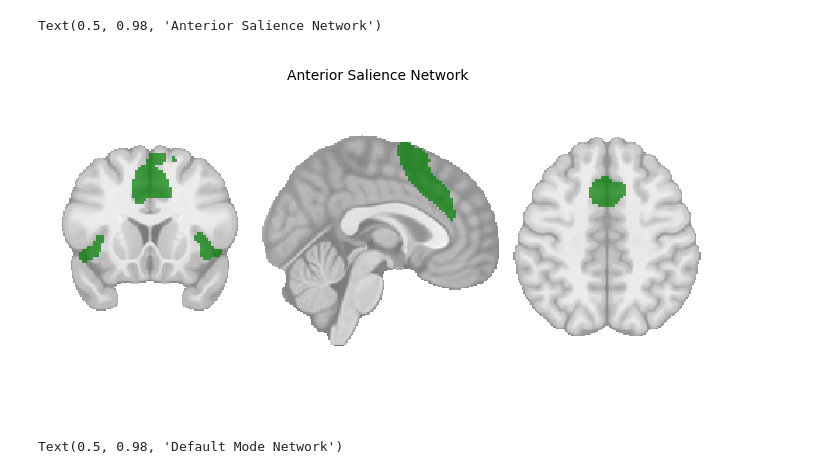
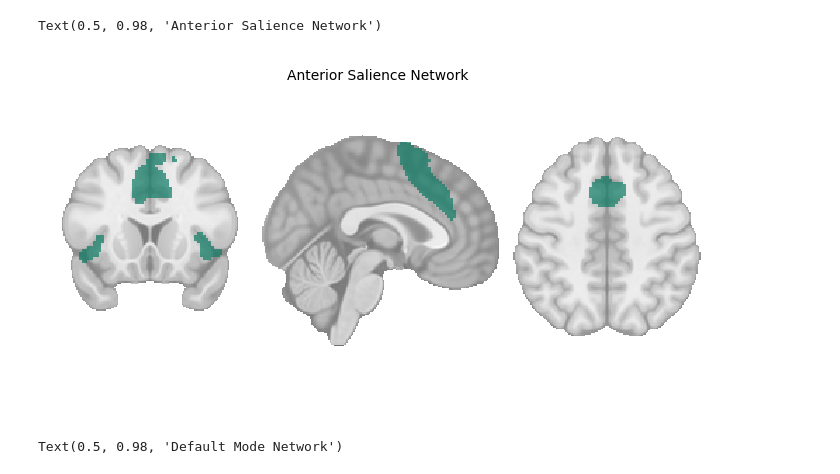
Before and after one commit to rachmorse/cognitive-reserve-brain-maintenance, a Jupyter notebook: Analysis Scripts/05_Neuroimaging Figures.ipynb, the cells around one changed output. Cells and saved outputs as stored; diff of their text form; code cells hidden in the pictures.

```diff
--- a/Analysis Scripts/05_Neuroimaging Figures.ipynb
+++ b/Analysis Scripts/05_Neuroimaging Figures.ipynb
@@ -33,35 +33,35 @@ atlas_img = nib.load(atlas_path)
 # Make a mask of the Anterior Salience Network
 
 # Stack all AN ROIs into one 4D image
 sn_data = atlas_img.get_fdata()[..., sn_volumes]
 
 # Sum the AN ROIs to create a 3D mask
 sn_mask_data = np.sum(sn_data, axis=-1)
 sn_mask_data = (sn_mask_data > 0).astype(np.float32)
 
 sn_mask_img = nib.Nifti1Image(sn_mask_data, affine=atlas_img.affine)
 
 std_brain = datasets.load_mni152_template()
 # Resample to match std_brain
 sn_mask_img = image.resample_to_img(sn_mask_img, std_brain, interpolation='nearest')
 
 # Plot Salience Network
-custom_cmap = ListedColormap(['green'])
+custom_cmap = ListedColormap(['#0D7C66'])
 
 plotting.plot_roi(sn_mask_img,
                   bg_img=std_brain,
                   display_mode='ortho',
                   cmap=custom_cmap,
                   black_bg=False,
                   draw_cross=False,
                   annotate=False  # Add to remove coordinate labels
                   )
 
 # Show the plots
 plt.suptitle('Anterior Salience Network', color='black', backgroundcolor='white', size=10)
 # %% [output]
 Text(0.5, 0.98, 'Anterior Salience Network')
-[figure, old version]
+[figure, new version]
 # %%
 # Make a mask of the Default Mode Network
 
```
Also changed, not shown: parts of 1 cell of this notebook.
